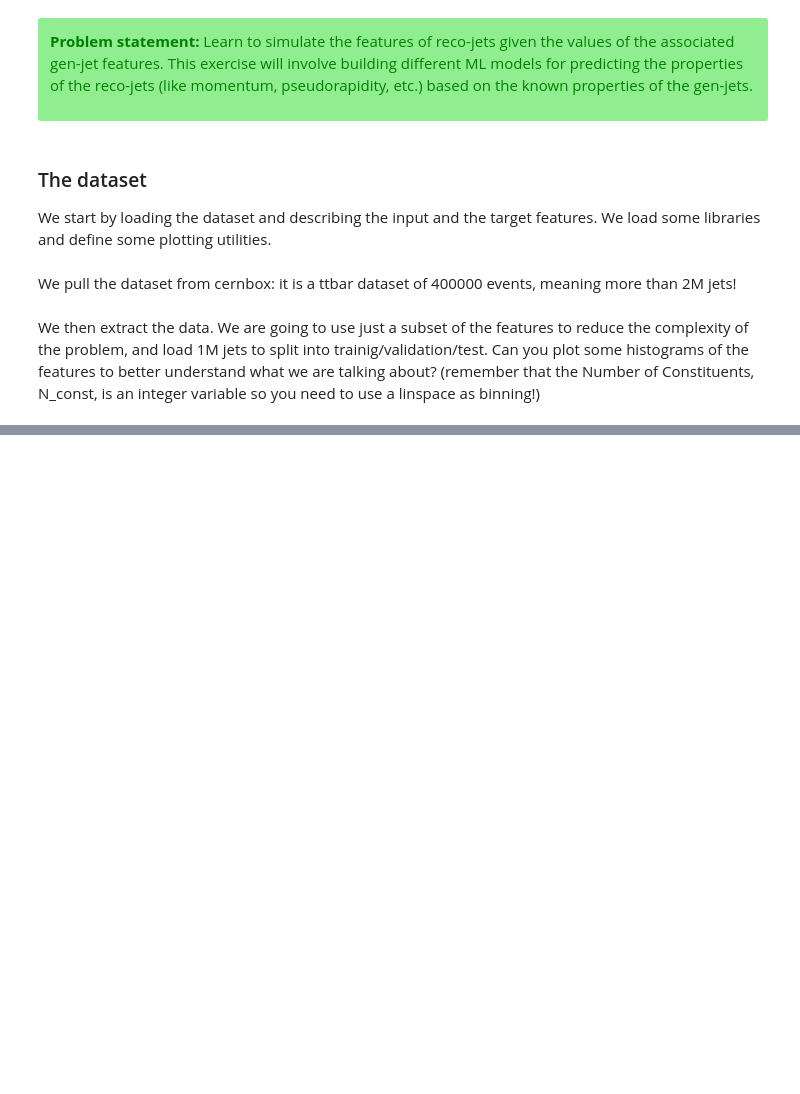
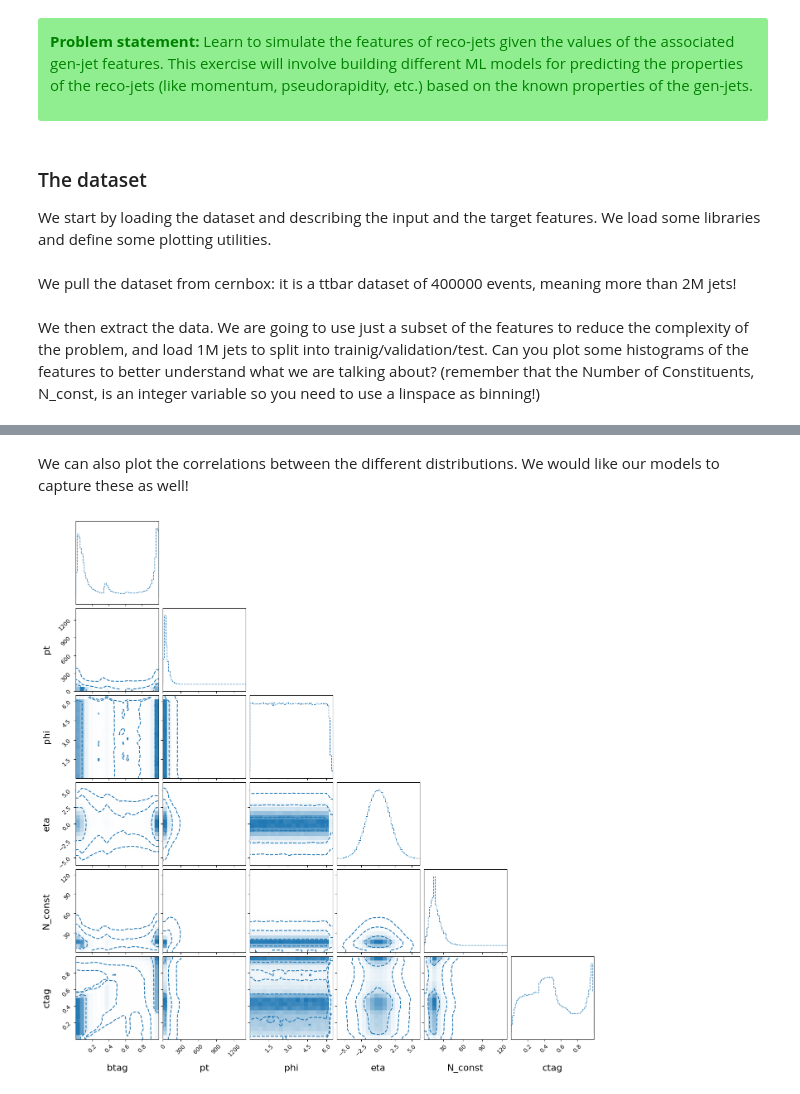
Before and after one commit to francesco-vaselli/iCSC-exercise, a Jupyter notebook: exercise.ipynb, the cells around one changed output, grey strips where cells are left out. Saved outputs shown, nothing was run; the diff lists cells and outputs as text; code cells hidden in the pictures; blank space fills up the shorter version.

Commit message:
sad models

```diff
--- a/exercise.ipynb
+++ b/exercise.ipynb
@@ -97,0 +100,6 @@ plot_1dhistos(gen_data, gen_features)
+# %% [markdown]
+We can also plot the correlations between the different distributions. We would like our models to capture these as well!
+# %%
+plot_corner(reco_data, reco_features)
+# %% [output]
+[figure, added]
```
Also changed, not shown: parts of 25 cells of this notebook, 2 other files.
